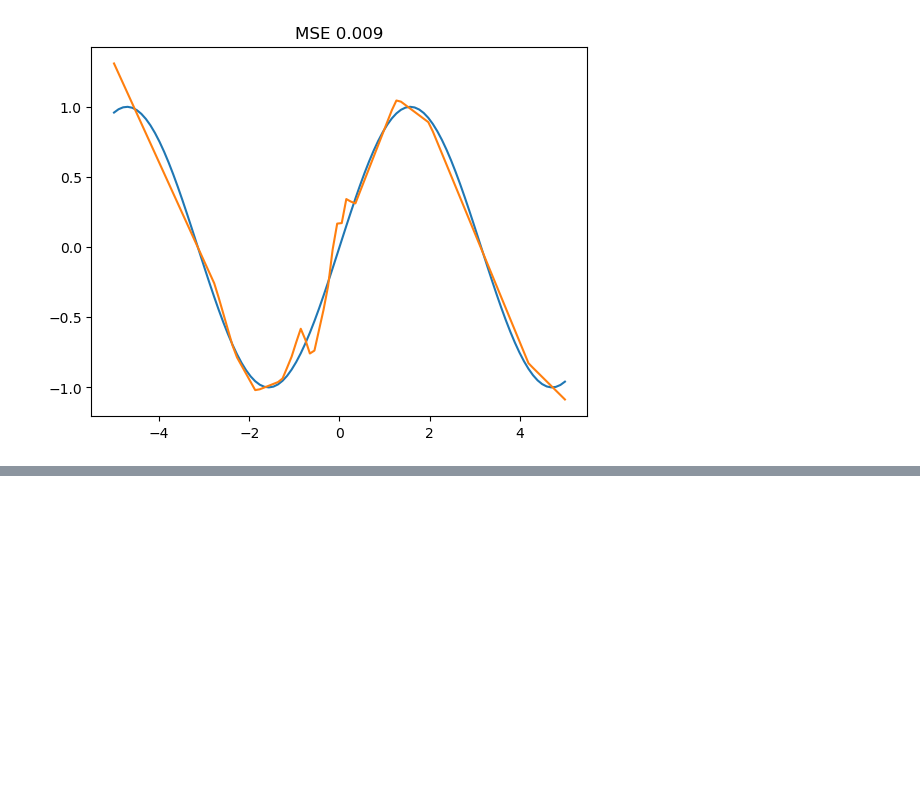
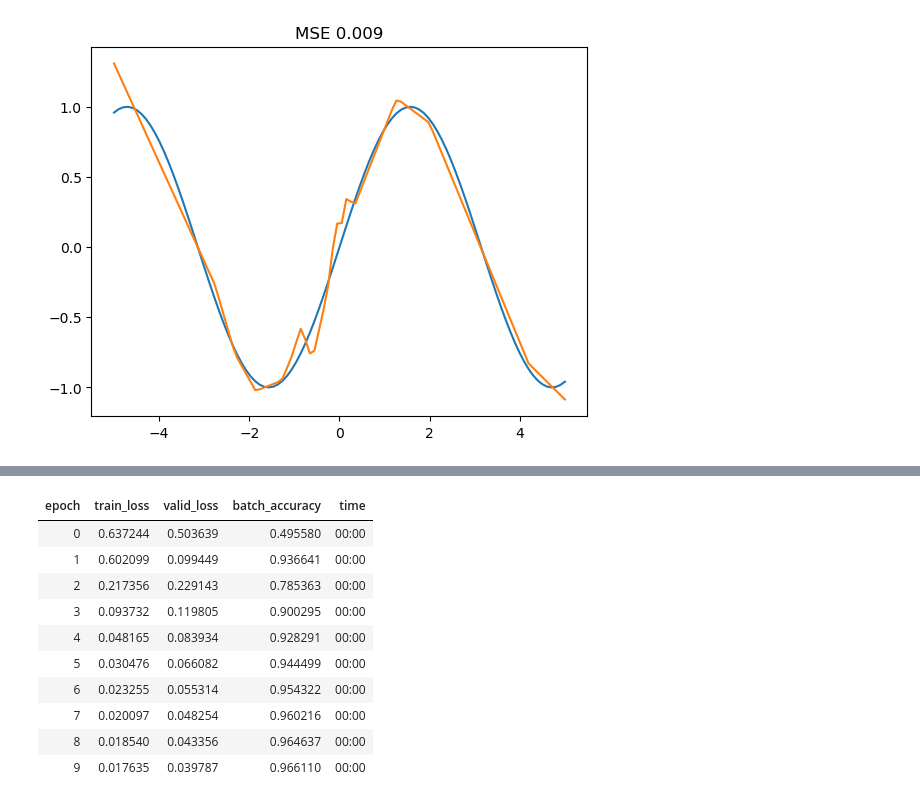
Before and after one commit to Daynil/course22, a Jupyter notebook: 04-experiments.ipynb, the cells around one changed output, grey strips where cells are left out. Drawn from its saved outputs; the diff is of its cells as text; code cells hidden in the pictures; blank space fills up the shorter version.

```diff
--- a/04-experiments.ipynb
+++ b/04-experiments.ipynb
@@ -519,0 +663,10 @@ tensor(0.0098, grad_fn=<MeanBackward0>)
+# %%
+# Create a prediction for each image
+# xb refers to a "batch" of x's (not the whole dataset)
+def linear1(xb: Tensor):
+    return xb@weights + bias
+# %%
+# Tensors and matrix multiplications make it incredibly fast to perform linear operations
+# Here, we're performing 784 multiplications/additions (matrix multiplications) on 12,396 images nearly instantly to produce a prediction for each.
+predictions = linear1(train_x)
+predictions[5:20]
@@ -519,0 +745,12 @@ tensor(0.0098, grad_fn=<MeanBackward0>)
+# %%
+def batch_accuracy(xb: Tensor, yb: Tensor):
+    predictions = xb.sigmoid()
+    # Here we're just saying if the prediction is > 0.5, we're predicting a 3 (since 3 == 1 in our lingo), so we just turn anything > 0.5 into a 1
+    # That 1 should match our label of 1 if it is actually a 3, else it's wrong
+    correct = (predictions > 0.5).float() == yb
+    # We can then transform this tensor into a single digit accuracy for the batch
+    return correct.float().mean()
+
+test_batch = train_x[:20]
+test_batch_predictions = linear1(test_batch)
+batch_accuracy(test_batch_predictions, train_y[:20])
@@ -519,0 +947,35 @@ tensor(0.0098, grad_fn=<MeanBackward0>)
+# %%
+# Final pytorch/fastai native function
+
+def mnist_loss(predictions: Tensor, targets: Tensor):
+    predictions = predictions.sigmoid()
+    return torch.where(targets == 1, 1 - predictions, predictions).mean()
+
+def batch_accuracy(xb: Tensor, yb: Tensor):
+    predictions = xb.sigmoid()
+    correct = (predictions > 0.5).float() == yb
+    return correct.float().mean()
+
+# train_model(linear1, 20)
+# Instead of train_model, we can also use a Learner, which has learner.fit
+learn = Learner(
+    DataLoaders(data_loader, valid_data_loader),
+    nn.Linear(28*28, 1),
+    opt_func=SGD,
+    loss_func=mnist_loss,
+    metrics=batch_accuracy
+)
+
+learn.fit(n_epoch=10, lr=1.)
+# %% [output]
+| epoch | train_loss | valid_loss | batch_accuracy | time |
+| 0 | 0.637244 | 0.503639 | 0.495580 | 00:00 |
+| 1 | 0.602099 | 0.099449 | 0.936641 | 00:00 |
+| 2 | 0.217356 | 0.229143 | 0.785363 | 00:00 |
+| 3 | 0.093732 | 0.119805 | 0.900295 | 00:00 |
+| 4 | 0.048165 | 0.083934 | 0.928291 | 00:00 |
+| 5 | 0.030476 | 0.066082 | 0.944499 | 00:00 |
+| 6 | 0.023255 | 0.055314 | 0.954322 | 00:00 |
+| 7 | 0.020097 | 0.048254 | 0.960216 | 00:00 |
+| 8 | 0.018540 | 0.043356 | 0.964637 | 00:00 |
+| 9 | 0.017635 | 0.039787 | 0.966110 | 00:00 |
```
Also changed, not shown: parts of 30 cells of this notebook.
